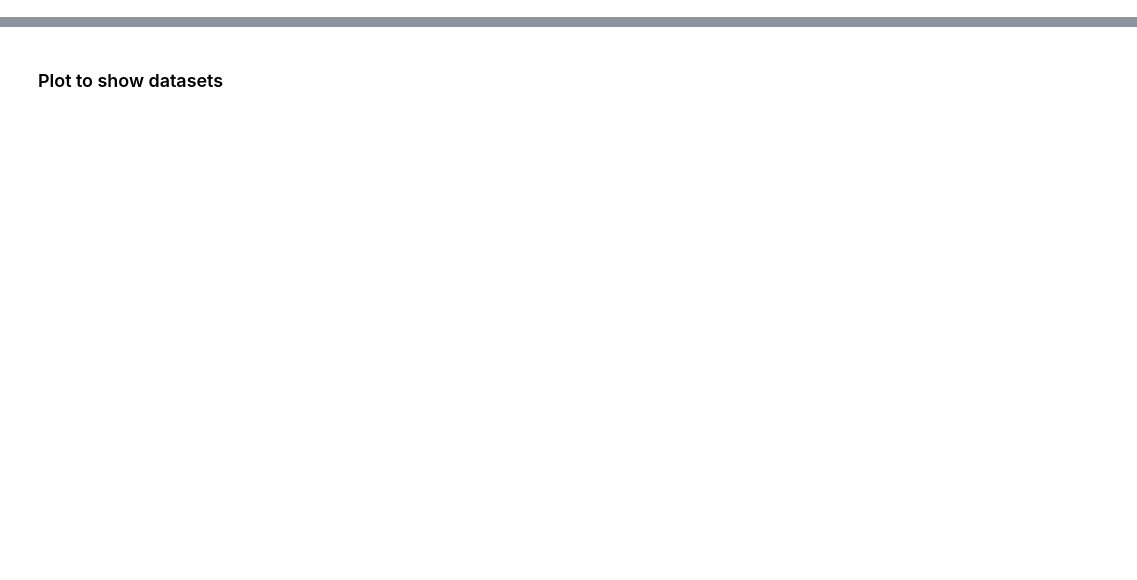
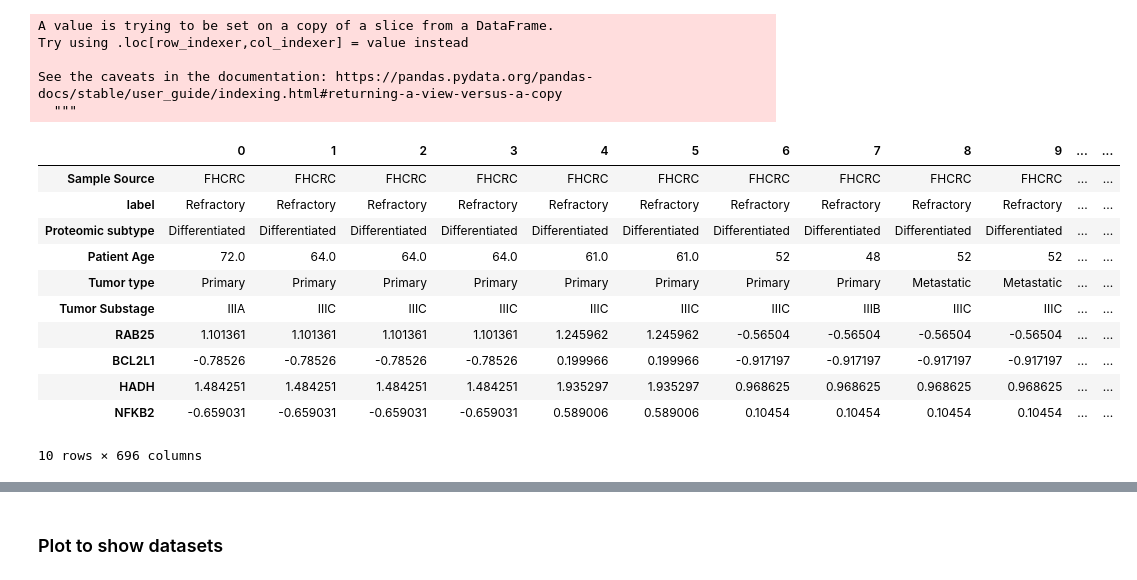
Before and after one commit to csabaiBio/HGSOC_platinum_response, a Jupyter notebook: notebooks/cohort_inspection/cohort_plot.ipynb, the cells around one changed output, grey strips where cells are left out. Drawn from its saved outputs; the diff is of its cells as text; code cells hidden in the pictures; blank space fills up the shorter version.

```diff
--- a/notebooks/cohort_inspection/cohort_plot.ipynb
+++ b/notebooks/cohort_inspection/cohort_plot.ipynb
@@ -4,0 +50,33 @@ import pandas as pd
+# %%
+# Define the custom order for the 'Sample Source' column
+custom_order = ['FHCRC','Mayo','UAB',"TCGA"]
+
+# Convert the 'Category' column to a categorical type with the specified order
+df['Sample Source'] = pd.Categorical(df['Sample Source'], categories=custom_order, ordered=True)
+df_sorted = df.sort_values(by=['Sample Source','label','Proteomic subtype']).reset_index(drop=True)
+
+df_transposed = df_sorted.T
+
+# # df_transposed_back = df_transposed.T.sort_values(by=['Sample Source','Tumor type','label','Proteomic subtype'])
+# df_transposed_back = df_transposed_back.reset_index(drop=True)
+# df_transposed = df_transposed_back.T
+
+df_transposed.head(10)
+# %% [output]
+A value is trying to be set on a copy of a slice from a DataFrame.
+Try using .loc[row_indexer,col_indexer] = value instead
+
+See the caveats in the documentation: https://pandas.pydata.org/pandas-docs/stable/user_guide/indexing.html#returning-a-view-versus-a-copy
+  """
+|  | 0 | 1 | 2 | 3 | 4 | 5 | 6 | 7 | 8 | 9 | ... | ... |
+| Sample Source | FHCRC | FHCRC | FHCRC | FHCRC | FHCRC | FHCRC | FHCRC | FHCRC | FHCRC | FHCRC | ... | ... |
+| label | Refractory | Refractory | Refractory | Refractory | Refractory | Refractory | Refractory | Refractory | Refractory | Refractory | ... | ... |
+| Proteomic subtype | Differentiated | Differentiated | Differentiated | Differentiated | Differentiated | Differentiated | Differentiated | Differentiated | Differentiated | Differentiated | ... | ... |
+| Patient Age | 72.0 | 64.0 | 64.0 | 64.0 | 61.0 | 61.0 | 52 | 48 | 52 | 52 | ... | ... |
+| Tumor type | Primary | Primary | Primary | Primary | Primary | Primary | Primary | Primary | Metastatic | Metastatic | ... | ... |
+| Tumor Substage | IIIA | IIIC | IIIC | IIIC | IIIC | IIIC | IIIC | IIIB | IIIC | IIIC | ... | ... |
+| RAB25 | 1.101361 | 1.101361 | 1.101361 | 1.101361 | 1.245962 | 1.245962 | -0.56504 | -0.56504 | -0.56504 | -0.56504 | ... | ... |
+| BCL2L1 | -0.78526 | -0.78526 | -0.78526 | -0.78526 | 0.199966 | 0.199966 | -0.917197 | -0.917197 | -0.917197 | -0.917197 | ... | ... |
+| HADH | 1.484251 | 1.484251 | 1.484251 | 1.484251 | 1.935297 | 1.935297 | 0.968625 | 0.968625 | 0.968625 | 0.968625 | ... | ... |
+| NFKB2 | -0.659031 | -0.659031 | -0.659031 | -0.659031 | 0.589006 | 0.589006 | 0.10454 | 0.10454 | 0.10454 | 0.10454 | ... | ... |
+10 rows × 696 columns
```
Also changed, not shown: parts of 12 cells of this notebook, 11 other files.
